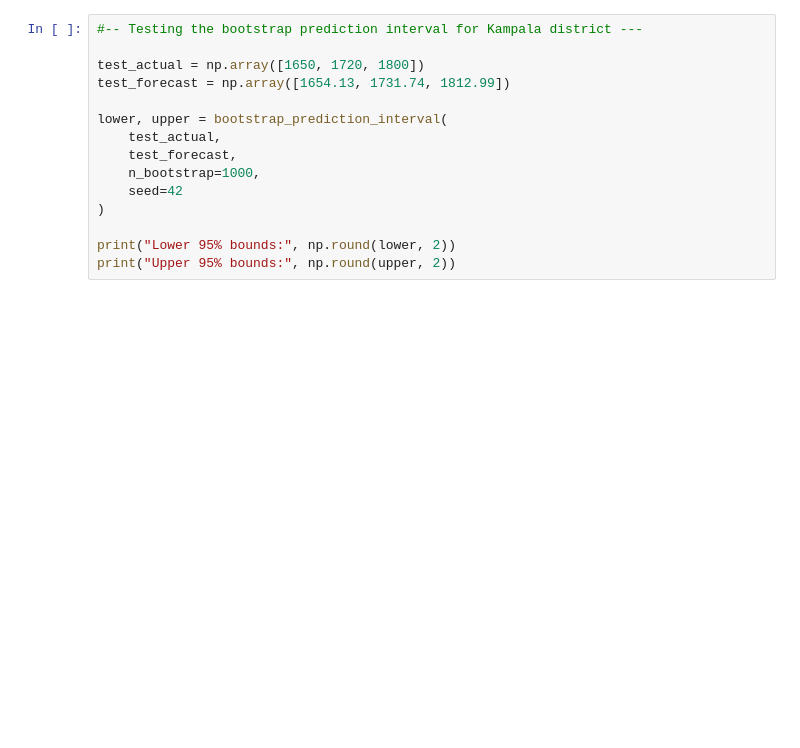
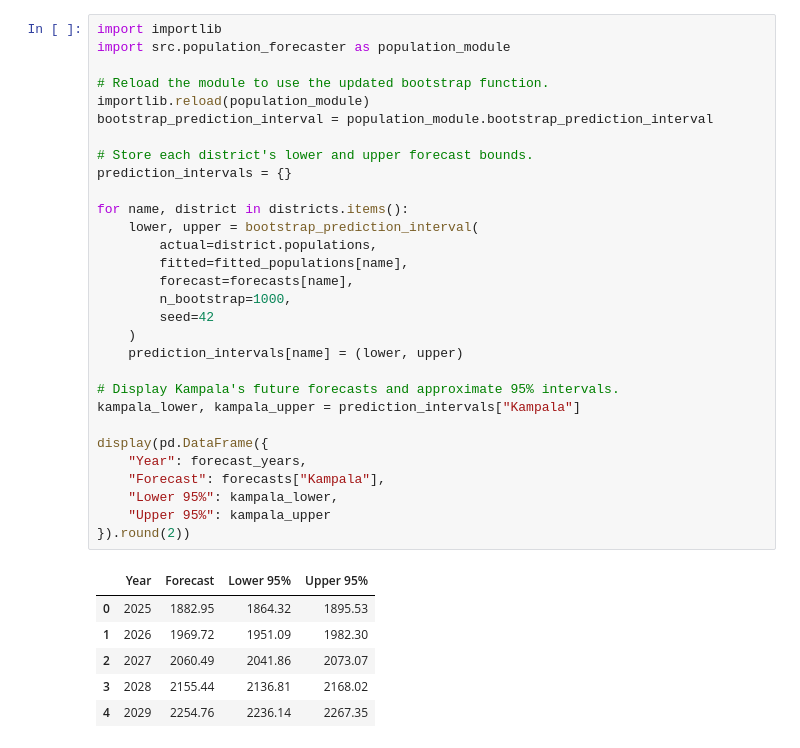
Before and after one commit to Muboki/OOP-with-Python-Assignment-2-Advent-2026---Mini-project, a Jupyter notebook: notebooks/project1_population.ipynb, the cells around one changed output. Cells and saved outputs as stored; diff of their text form; blank space fills up the shorter version.

```diff
--- a/notebooks/project1_population.ipynb
+++ b/notebooks/project1_population.ipynb
@@ -310,16 +754,38 @@ print("Testing years:", test_years)
 # %%
-#-- Testing the bootstrap prediction interval for Kampala district ---
+import importlib
+import src.population_forecaster as population_module
 
-test_actual = np.array([1650, 1720, 1800])
-test_forecast = np.array([1654.13, 1731.74, 1812.99])
+# Reload the module to use the updated bootstrap function.
+importlib.reload(population_module)
+bootstrap_prediction_interval = population_module.bootstrap_prediction_interval
 
-lower, upper = bootstrap_prediction_interval(
-    test_actual,
-    test_forecast,
-    n_bootstrap=1000,
-    seed=42
-)
+# Store each district's lower and upper forecast bounds.
+prediction_intervals = {}
 
-print("Lower 95% bounds:", np.round(lower, 2))
-print("Upper 95% bounds:", np.round(upper, 2))
+for name, district in districts.items():
+    lower, upper = bootstrap_prediction_interval(
+        actual=district.populations,
+        fitted=fitted_populations[name],
+        forecast=forecasts[name],
+        n_bootstrap=1000,
+        seed=42
+    )
+    prediction_intervals[name] = (lower, upper)
+
+# Display Kampala's future forecasts and approximate 95% intervals.
+kampala_lower, kampala_upper = prediction_intervals["Kampala"]
+
+display(pd.DataFrame({
+    "Year": forecast_years,
+    "Forecast": forecasts["Kampala"],
+    "Lower 95%": kampala_lower,
+    "Upper 95%": kampala_upper
+}).round(2))
+# %% [output]
+|  | Year | Forecast | Lower 95% | Upper 95% |
+| 0 | 2025 | 1882.95 | 1864.32 | 1895.53 |
+| 1 | 2026 | 1969.72 | 1951.09 | 1982.30 |
+| 2 | 2027 | 2060.49 | 2041.86 | 2073.07 |
+| 3 | 2028 | 2155.44 | 2136.81 | 2168.02 |
+| 4 | 2029 | 2254.76 | 2236.14 | 2267.35 |
 # %% [markdown]
```
Also changed, not shown: parts of 41 cells of this notebook, 2 other files.
